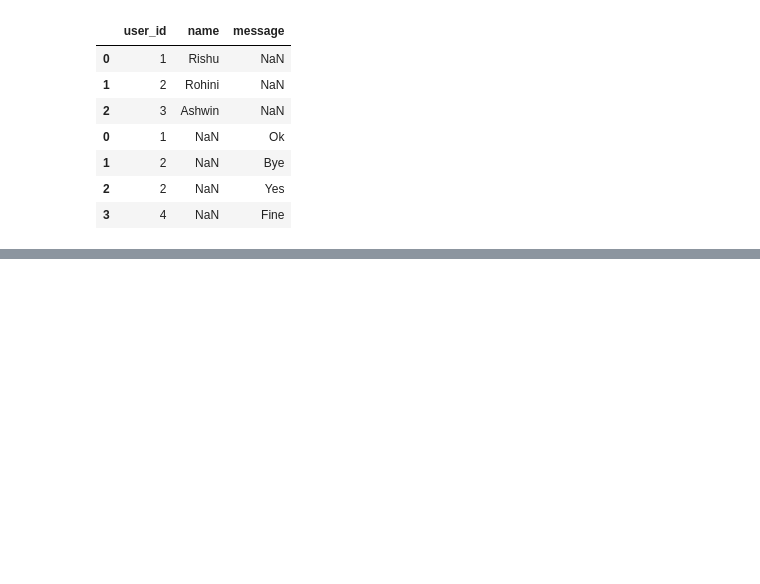
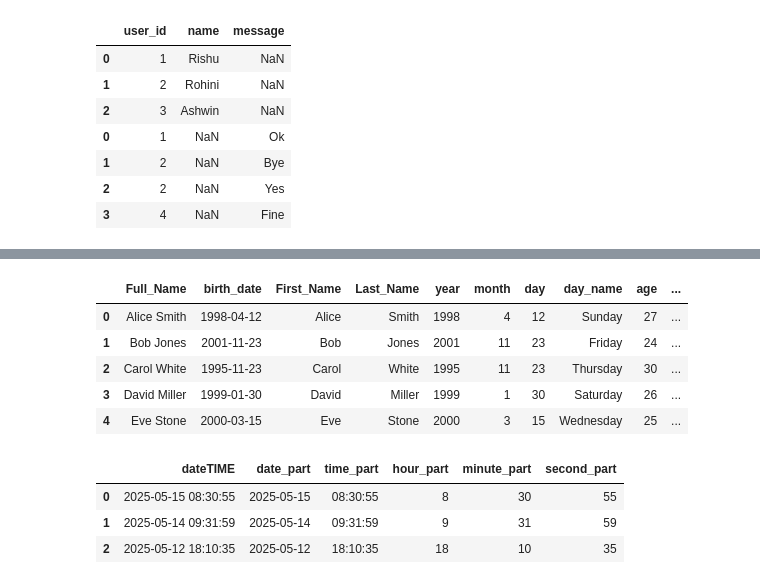
Before and after one commit to naynishb/farmers_market, a Jupyter notebook: mit/pandas.ipynb, the cells around one changed output, grey strips where cells are left out. Drawn from its saved outputs; the diff is of its cells as text; code cells hidden in the pictures; blank space fills up the shorter version.

```diff
--- a/mit/pandas.ipynb
+++ b/mit/pandas.ipynb
@@ -553,0 +586,21 @@ pd.concat([users,msgs],axis = 0)
+# %%
+df3["First_Name"] = df3["Full_Name"].str.split().str[0]
+df3["Last_Name"] = df3["Full_Name"].str.split().str[1]
+# %%
+df3["year"] = df3["birth_date"].dt.year
+df3["month"] = df3["birth_date"].dt.month
+df3["day"] = df3["birth_date"].dt.day
+df3["day_name"] = df3["birth_date"].dt.day_name()
+# %%
+df3["age"] = 2025 - df3["year"]
+# %%
+df3["Customer_Seg"] = np.where(df3["year"] >= 1997,"Genz","Millenial")
+# %%
+df3
+# %% [output]
+|  | Full_Name | birth_date | First_Name | Last_Name | year | month | day | day_name | age | ... |
+| 0 | Alice Smith | 1998-04-12 | Alice | Smith | 1998 | 4 | 12 | Sunday | 27 | ... |
+| 1 | Bob Jones | 2001-11-23 | Bob | Jones | 2001 | 11 | 23 | Friday | 24 | ... |
+| 2 | Carol White | 1995-11-23 | Carol | White | 1995 | 11 | 23 | Thursday | 30 | ... |
+| 3 | David Miller | 1999-01-30 | David | Miller | 1999 | 1 | 30 | Saturday | 26 | ... |
+| 4 | Eve Stone | 2000-03-15 | Eve | Stone | 2000 | 3 | 15 | Wednesday | 25 | ... |
@@ -553,0 +617,7 @@ pd.concat([users,msgs],axis = 0)
+# %%
+df4
+# %% [output]
+|  | dateTIME | date_part | time_part | hour_part | minute_part | second_part |
+| 0 | 2025-05-15 08:30:55 | 2025-05-15 | 08:30:55 | 8 | 30 | 55 |
+| 1 | 2025-05-14 09:31:59 | 2025-05-14 | 09:31:59 | 9 | 31 | 59 |
+| 2 | 2025-05-12 18:10:35 | 2025-05-12 | 18:10:35 | 18 | 10 | 35 |
```
Also changed, not shown: parts of 16 cells of this notebook, 1 other file.
